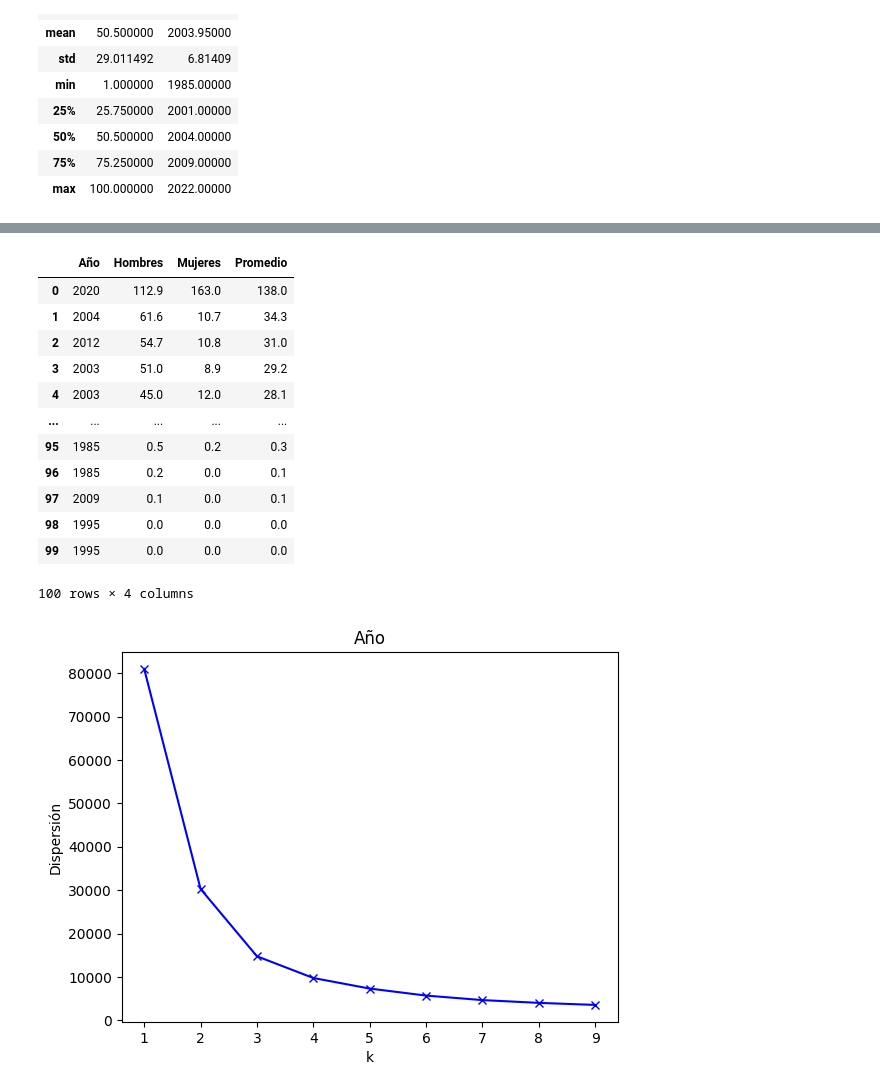
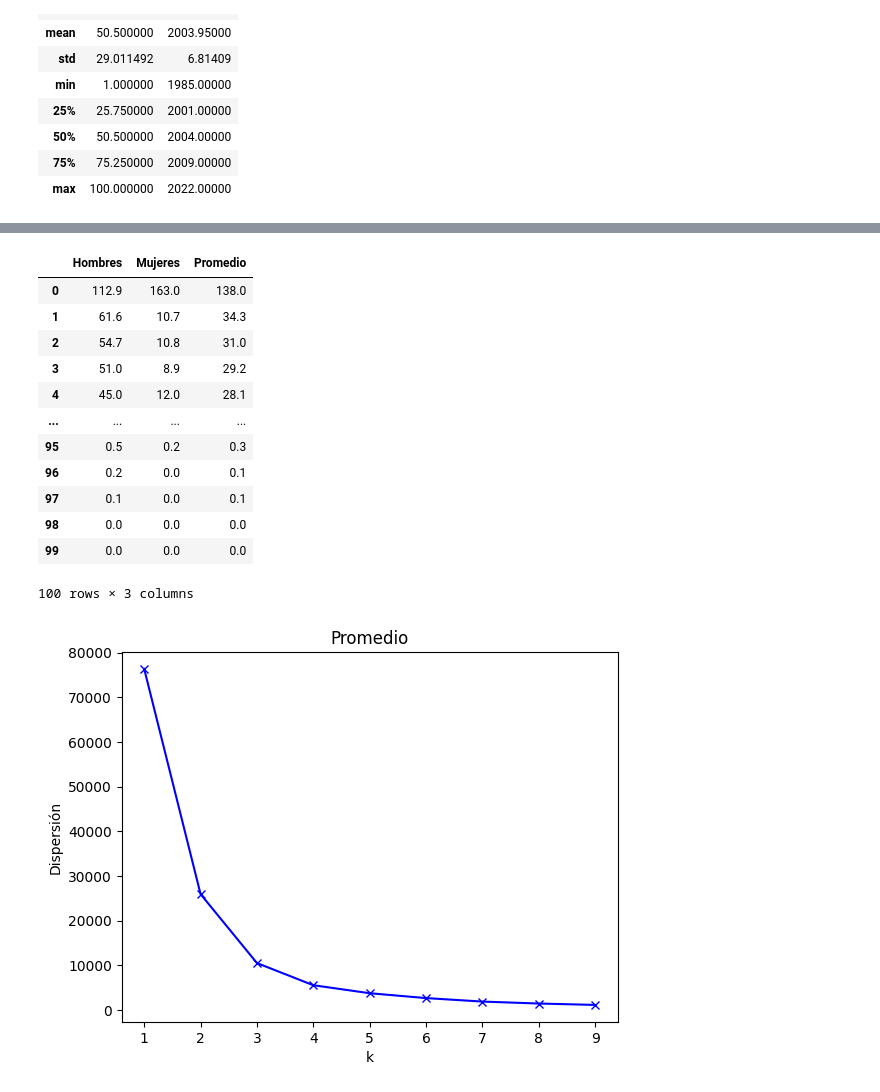
Before and after one commit to Frxnzizko/p.movil, a Jupyter notebook: TasaSuicidioDataModel.ipynb, the cells around one changed output, grey strips where cells are left out. Saved outputs shown, nothing was run; the diff lists cells and outputs as text; code cells hidden in the pictures.

```diff
--- a/TasaSuicidioDataModel.ipynb
+++ b/TasaSuicidioDataModel.ipynb
@@ -175,35 +187,35 @@ sns.pairplot(data,hue="Año")
 # %%
 # Seleccción de variables significativas
-sel_data = data[['Año', 'Hombres','Mujeres', 'Promedio']]
+sel_data = data[['Hombres','Mujeres', 'Promedio']]
 sel_data
 # %% [output]
-|  | Año | Hombres | Mujeres | Promedio |
-| 0 | 2020 | 112.9 | 163.0 | 138.0 |
-| 1 | 2004 | 61.6 | 10.7 | 34.3 |
-| 2 | 2012 | 54.7 | 10.8 | 31.0 |
-| 3 | 2003 | 51.0 | 8.9 | 29.2 |
-| 4 | 2003 | 45.0 | 12.0 | 28.1 |
-| ... | ... | ... | ... | ... |
-| 95 | 1985 | 0.5 | 0.2 | 0.3 |
-| 96 | 1985 | 0.2 | 0.0 | 0.1 |
-| 97 | 2009 | 0.1 | 0.0 | 0.1 |
-| 98 | 1995 | 0.0 | 0.0 | 0.0 |
-| 99 | 1995 | 0.0 | 0.0 | 0.0 |
+|  | Hombres | Mujeres | Promedio |
+| 0 | 112.9 | 163.0 | 138.0 |
+| 1 | 61.6 | 10.7 | 34.3 |
+| 2 | 54.7 | 10.8 | 31.0 |
+| 3 | 51.0 | 8.9 | 29.2 |
+| 4 | 45.0 | 12.0 | 28.1 |
+| ... | ... | ... | ... |
+| 95 | 0.5 | 0.2 | 0.3 |
+| 96 | 0.2 | 0.0 | 0.1 |
+| 97 | 0.1 | 0.0 | 0.1 |
+| 98 | 0.0 | 0.0 | 0.0 |
+| 99 | 0.0 | 0.0 | 0.0 |
-100 rows × 4 columns
+100 rows × 3 columns
 # %%
 # Analsis de Dispersión por método de Codo
 def plot_dispersion(x, figure_name, max_k = 10, n_init = 10):
     inertia = []
 
     for k in range(1, max_k):
         kmeans = KMeans(n_clusters = k, n_init = n_init).fit(x)
         inertia.append(kmeans.inertia_)
 
     plt.plot(range(1, max_k), inertia, 'bx-')
     plt.xlabel('k')
     plt.ylabel(u'Dispersión')
     plt.title(figure_name)
 
-plot_dispersion(sel_data, 'Año')
+plot_dispersion(sel_data, 'Promedio')
 # %% [output]
-[figure, old version]
+[figure, new version]
```
Also changed, not shown: parts of 3 cells of this notebook.
